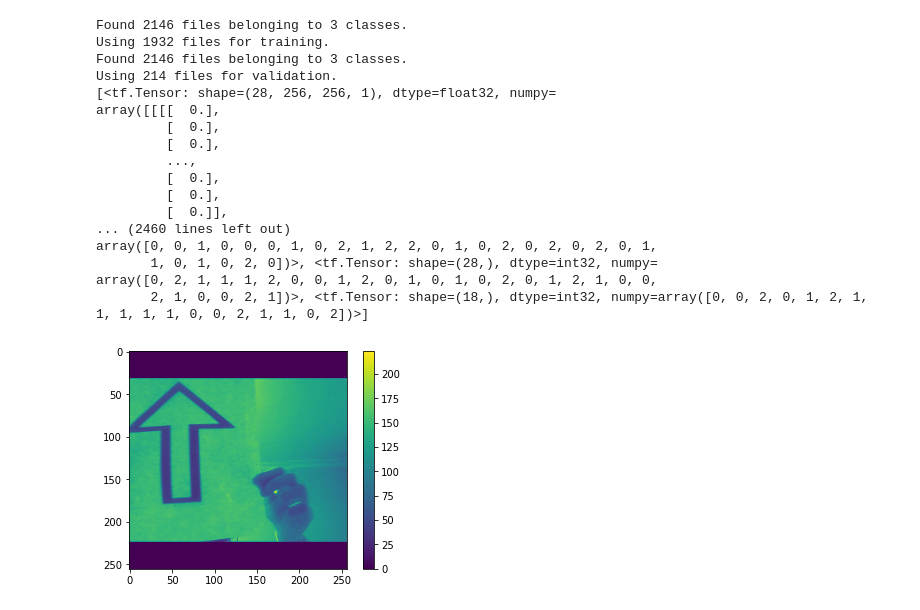
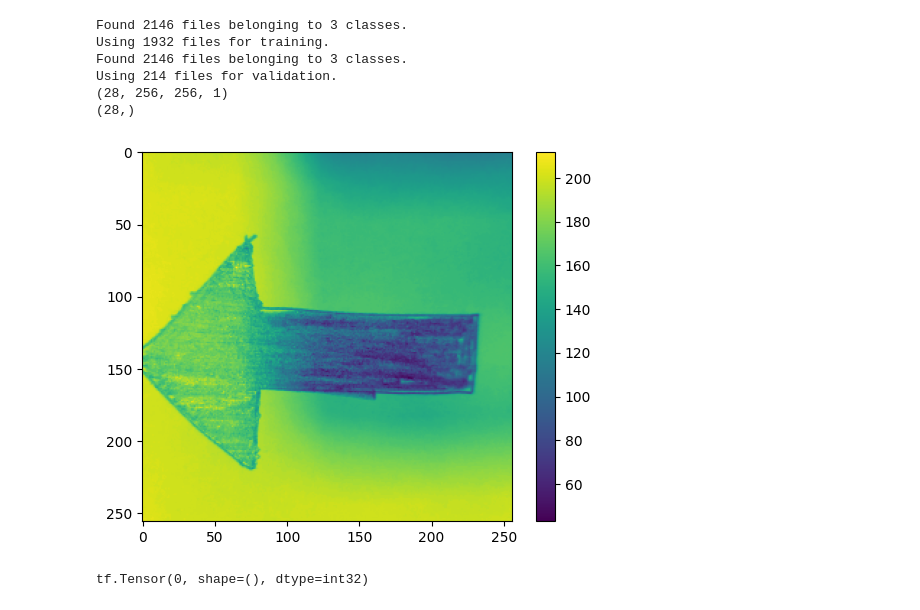
Before and after one commit to AadithyaRao2809/WayView, a Jupyter notebook: arrows.ipynb, the cells around one changed output. Drawn from its saved outputs; the diff is of its cells as text; code cells hidden in the pictures.

Commit message:
fix label

```diff
--- a/arrows.ipynb
+++ b/arrows.ipynb
@@ -20,54 +19,47 @@ ds_train= tf.keras.preprocessing.image_dataset_from_directory(
     seed = 123,
     validation_split=0.1,
     subset="training",
     batch_size=28
 
     # image_size=(img_height,img_width)
 
 )
 
 ds_val= tf.keras.preprocessing.image_dataset_from_directory(
     'images',
     labels="inferred",
-    label_mode="int",
     color_mode="grayscale",
     shuffle=True,
     seed = 123,
     validation_split=0.1,
     subset="validation",
     # image_size=(img_height,img_width)
     batch_size=28
 
 
 )
 
 
 
-plt.imshow([x for x,y in ds_val][0][0])
-print([x for x,y in ds_val])
-print([y for x,y in ds_val])
-plt.colorbar()
-plt.grid(False)
-plt.show()
+for image_batch, labels_batch in ds_train:
+    print(image_batch.shape)
+    print(labels_batch.shape)
+    i=15
+    plt.imshow(image_batch[i].numpy().astype("uint8"))
+    plt.colorbar()
+    plt.grid(False)
+    plt.show()
+    print(labels_batch[i])
+    break
 # %% [output]
 Found 2146 files belonging to 3 classes.
 Using 1932 files for training.
 Found 2146 files belonging to 3 classes.
 Using 214 files for validation.
-[<tf.Tensor: shape=(28, 256, 256, 1), dtype=float32, numpy=
-array([[[[  0.],
-         [  0.],
-         [  0.],
-         ...,
-         [  0.],
-         [  0.],
-         [  0.]],
-... (2460 lines left out)
-array([0, 0, 1, 0, 0, 0, 1, 0, 2, 1, 2, 2, 0, 1, 0, 2, 0, 2, 0, 2, 0, 1,
-       1, 0, 1, 0, 2, 0])>, <tf.Tensor: shape=(28,), dtype=int32, numpy=
-array([0, 2, 1, 1, 1, 2, 0, 0, 1, 2, 0, 1, 0, 1, 0, 2, 0, 1, 2, 1, 0, 0,
-       2, 1, 0, 0, 2, 1])>, <tf.Tensor: shape=(18,), dtype=int32, numpy=array([0, 0, 2, 0, 1, 2, 1, 1, 1, 1, 1, 0, 0, 2, 1, 1, 0, 2])>]
+(28, 256, 256, 1)
+(28,)
-[figure, old version]
+[figure, new version]
+tf.Tensor(0, shape=(), dtype=int32)
 # %%
 def augment(x,y):
     image = tf.image.random_brightness(x,max_delta=0.05)
```
Also changed, not shown: parts of 6 cells of this notebook.
